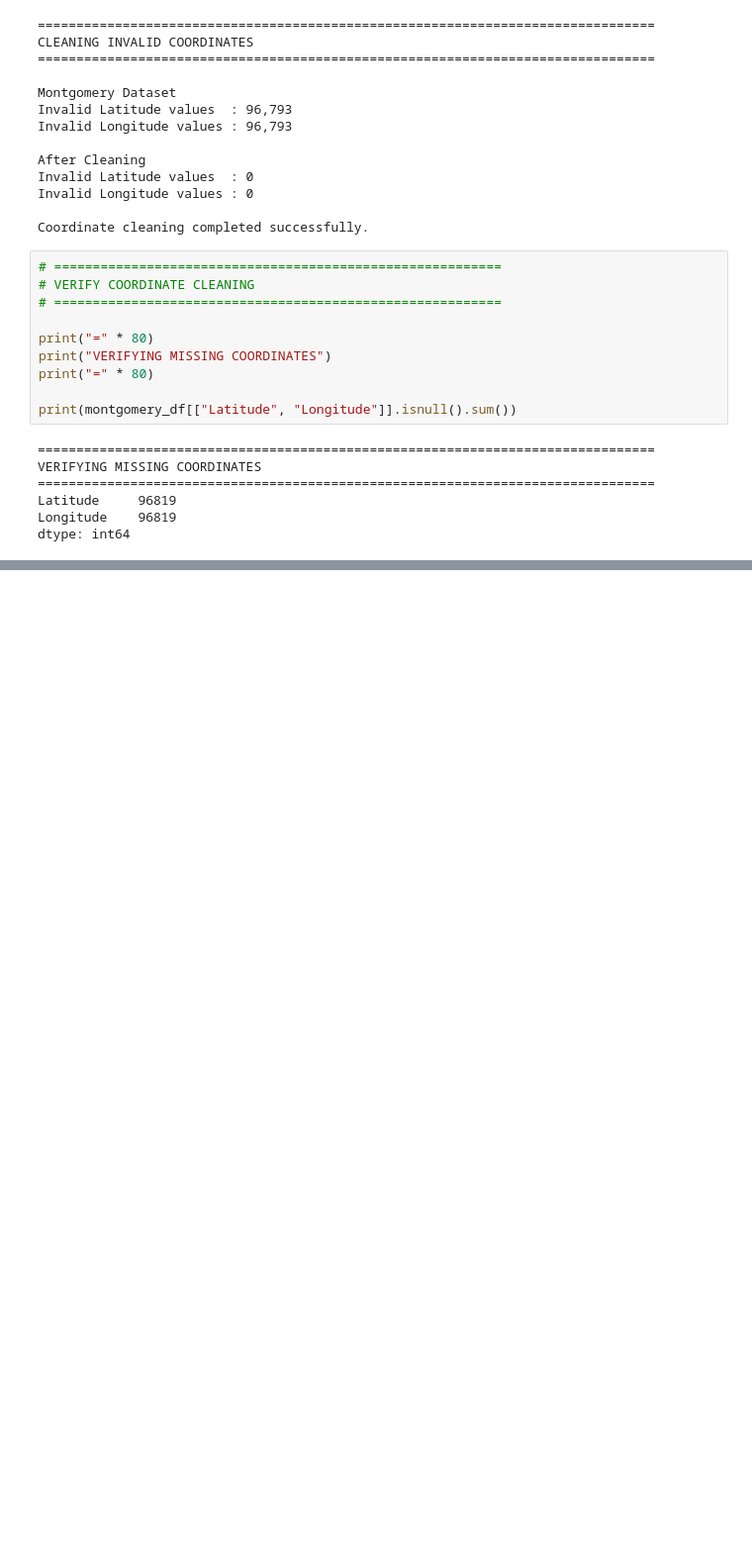
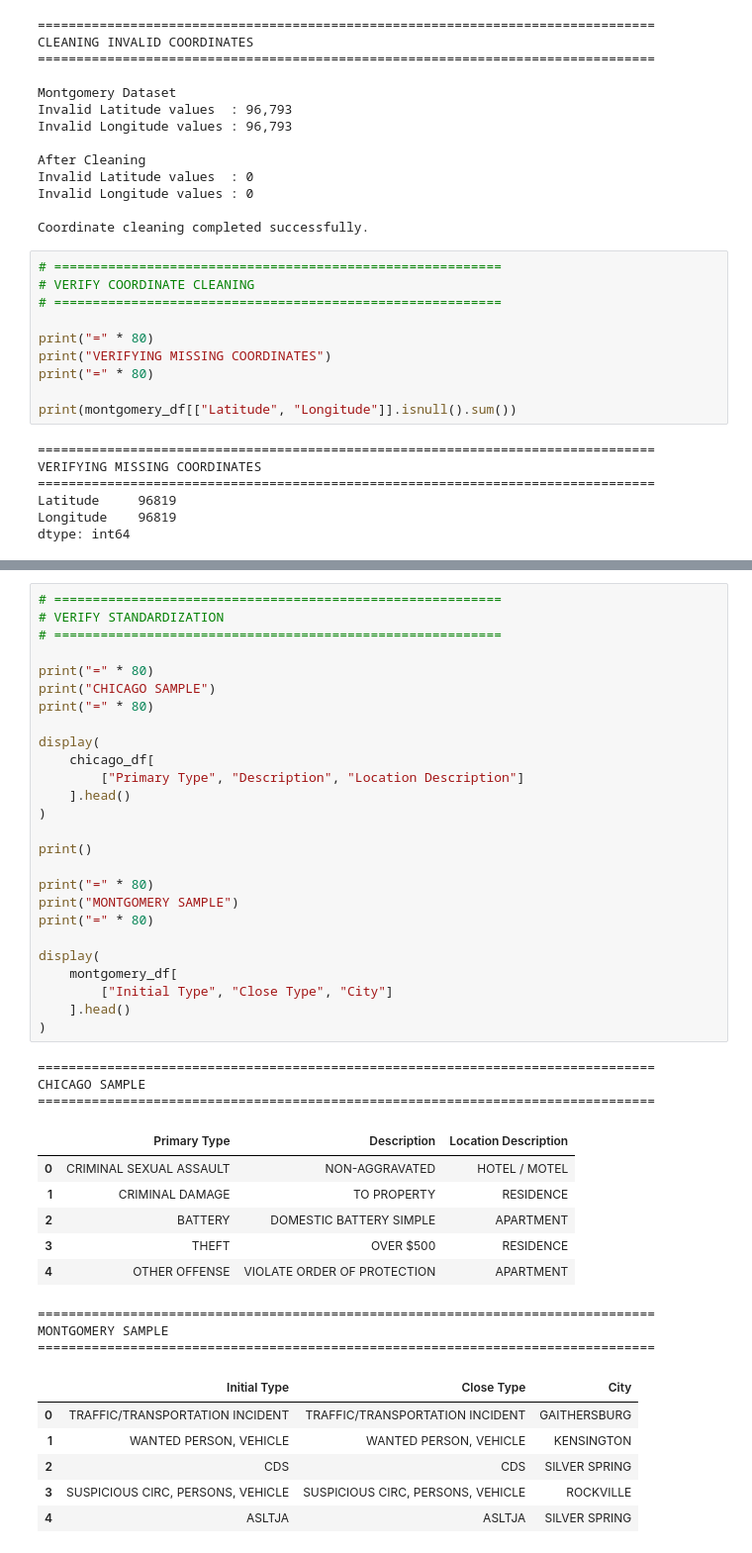
Before and after one commit to arnavon2005/Army_Provost_ML_Project, a Jupyter notebook: Notebooks/Army_Provost_ML_Project_Main.ipynb, the cells around one changed output, grey strips where cells are left out. Shown at 99% size. Cells and saved outputs as stored; diff of their text form; blank space fills up the shorter version.

```diff
--- a/Notebooks/Army_Provost_ML_Project_Main.ipynb
+++ b/Notebooks/Army_Provost_ML_Project_Main.ipynb
@@ -1196,0 +1283,45 @@ dtype: int64
+# %%
+# ==========================================================
+# VERIFY STANDARDIZATION
+# ==========================================================
+
+print("=" * 80)
+print("CHICAGO SAMPLE")
+print("=" * 80)
+
+display(
+    chicago_df[
+        ["Primary Type", "Description", "Location Description"]
+    ].head()
+)
+
+print()
+
+print("=" * 80)
+print("MONTGOMERY SAMPLE")
+print("=" * 80)
+
+display(
+    montgomery_df[
+        ["Initial Type", "Close Type", "City"]
+    ].head()
+)
+# %% [output]
+================================================================================
+CHICAGO SAMPLE
+================================================================================
+|  | Primary Type | Description | Location Description |
+| 0 | CRIMINAL SEXUAL ASSAULT | NON-AGGRAVATED | HOTEL / MOTEL |
+| 1 | CRIMINAL DAMAGE | TO PROPERTY | RESIDENCE |
+| 2 | BATTERY | DOMESTIC BATTERY SIMPLE | APARTMENT |
+| 3 | THEFT | OVER $500 | RESIDENCE |
+| 4 | OTHER OFFENSE | VIOLATE ORDER OF PROTECTION | APARTMENT |
+================================================================================
+MONTGOMERY SAMPLE
+================================================================================
+|  | Initial Type | Close Type | City |
+| 0 | TRAFFIC/TRANSPORTATION INCIDENT | TRAFFIC/TRANSPORTATION INCIDENT | GAITHERSBURG |
+| 1 | WANTED PERSON, VEHICLE | WANTED PERSON, VEHICLE | KENSINGTON |
+| 2 | CDS | CDS | SILVER SPRING |
+| 3 | SUSPICIOUS CIRC, PERSONS, VEHICLE | SUSPICIOUS CIRC, PERSONS, VEHICLE | ROCKVILLE |
+| 4 | ASLTJA | ASLTJA | SILVER SPRING |
```
Also changed, not shown: parts of 3 cells of this notebook.
